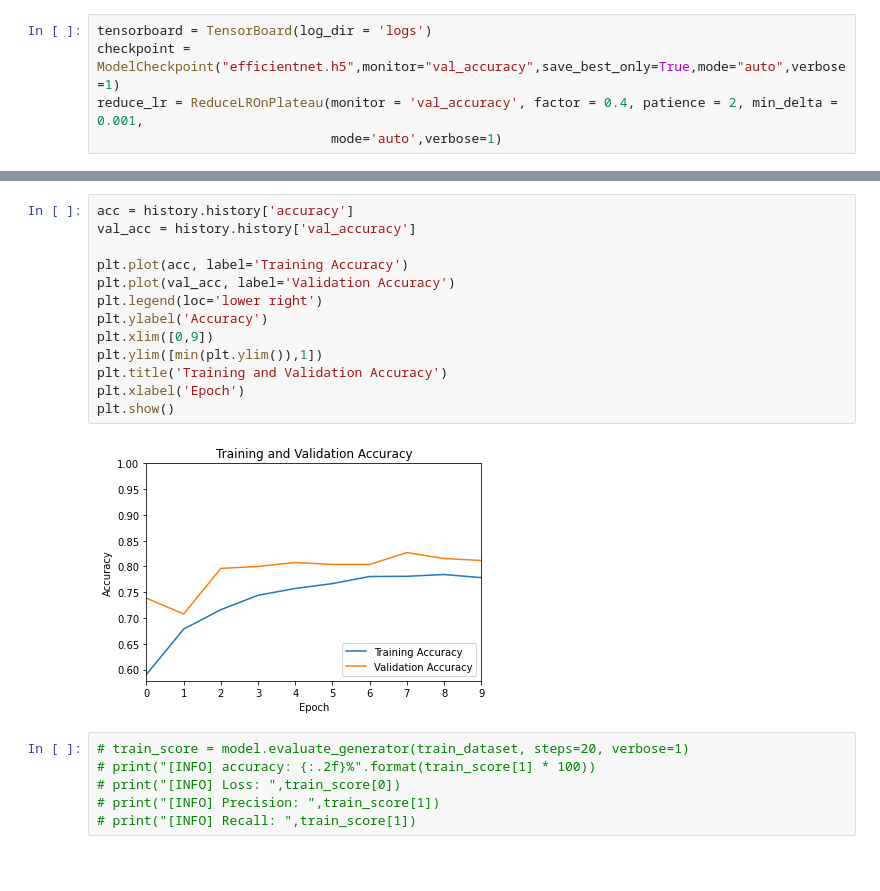
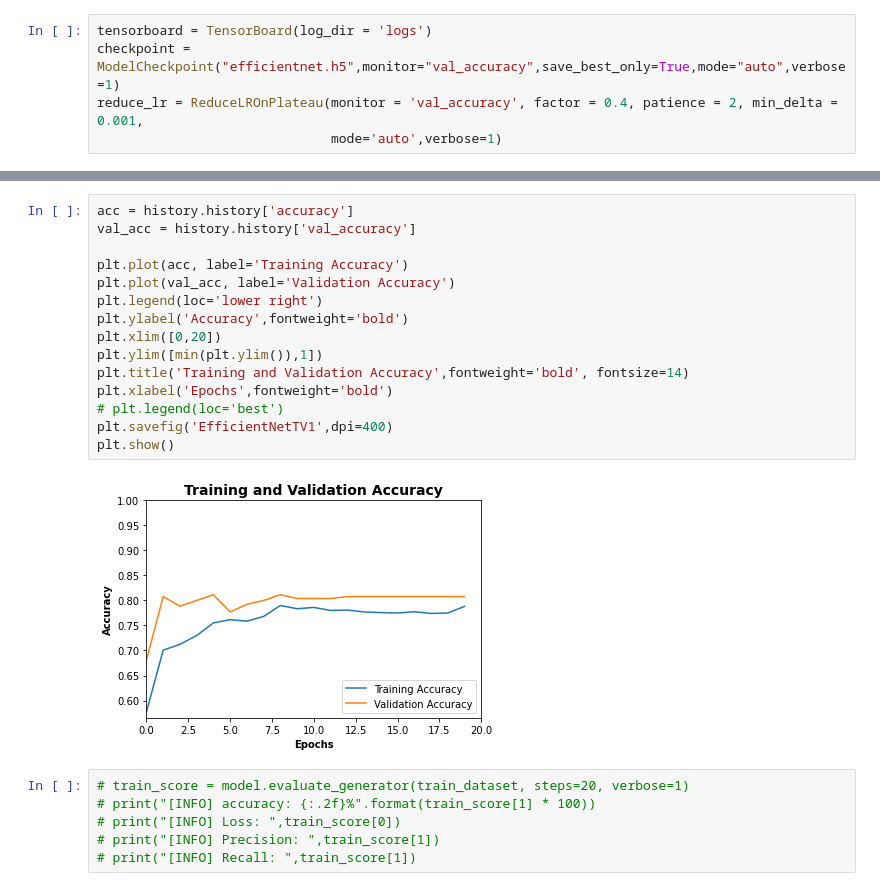
Before and after one commit to IT-17005/Schizophrenia, a Jupyter notebook: EfficientNet_Schizo.ipynb, the cells around one changed output, grey strips where cells are left out. Cells and saved outputs as stored; diff of their text form; blank space fills up the shorter version.

```diff
--- a/EfficientNet_Schizo.ipynb
+++ b/EfficientNet_Schizo.ipynb
@@ -169,18 +169,20 @@ Epoch 20: ReduceLROnPlateau reducing learning rate to 1.0240000847261399e-05.
 # %%
 acc = history.history['accuracy']
 val_acc = history.history['val_accuracy']
 
 plt.plot(acc, label='Training Accuracy')
 plt.plot(val_acc, label='Validation Accuracy')
 plt.legend(loc='lower right')
-plt.ylabel('Accuracy')
-plt.xlim([0,9])
+plt.ylabel('Accuracy',fontweight='bold')
+plt.xlim([0,20])
 plt.ylim([min(plt.ylim()),1])
-plt.title('Training and Validation Accuracy')
-plt.xlabel('Epoch')
+plt.title('Training and Validation Accuracy',fontweight='bold', fontsize=14)
+plt.xlabel('Epochs',fontweight='bold')
+# plt.legend(loc='best')
+plt.savefig('EfficientNetTV1',dpi=400)
 plt.show()
 # %% [output]
-[figure, old version]
+[figure, new version]
 # %%
 # train_score = model.evaluate_generator(train_dataset, steps=20, verbose=1)
 # print("[INFO] accuracy: {:.2f}%".format(train_score[1] * 100))
```
Also changed, not shown: parts of 5 cells of this notebook.
